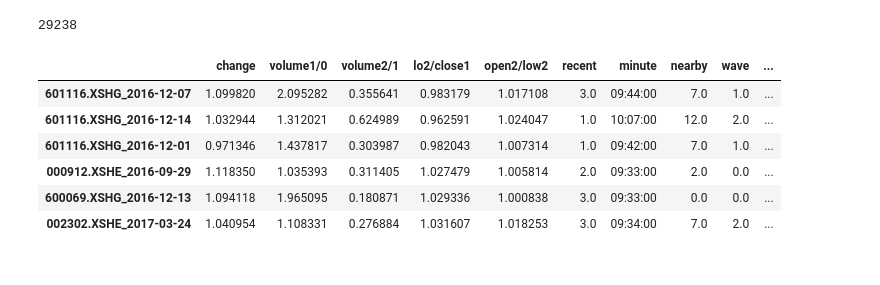
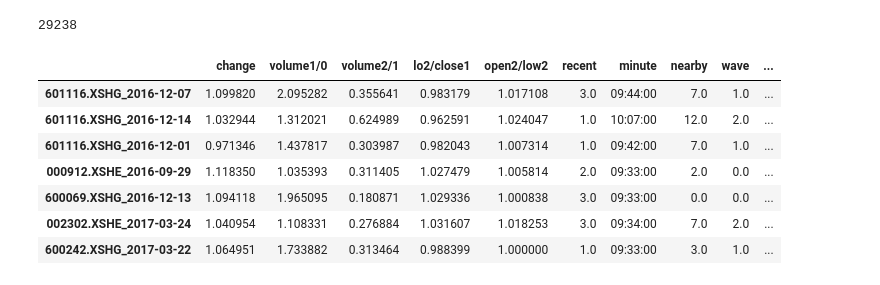
Before and after one commit to StockFucker/top, a Jupyter notebook: D6妖股分歧转一致.ipynb, the cells around one changed output. Cells and saved outputs as stored; diff of their text form; code cells hidden in the pictures.

```diff
--- a/D6妖股分歧转一致.ipynb
+++ b/D6妖股分歧转一致.ipynb
@@ -9,36 +9,38 @@ len(data_df)
 valid_df = data_df[data_df["volume1"] / data_df["volume0"] > 1]
 valid_df = valid_df[data_df["minute_volume"] / data_df["volume1"] < 0.7]
 valid_df = valid_df[data_df["low2"] / data_df["close1"] > 0.96]
-valid_df = valid_df[data_df["open2"]/data_df["low2"] > 1.0]
+valid_df = valid_df[data_df["minute"] < "10:30:00"]
+valid_df = valid_df[((data_df["recent"] > 1) | (data_df["wave"] >= 1))]
+valid_df = valid_df[data_df["open2"] < data_df["close1"] * 1.06]
+# valid_df = valid_df[data_df["open2"]/data_df["low2"] > 1.0]
 valid_df = valid_df[data_df["minute"] > "09:32:00"]
-valid_df = valid_df[data_df["minute"] < "10:10:00"]
 valid_df = valid_df[data_df["recent_high"]/data_df["high_limit2"] < 0.9]
-valid_df = valid_df[(data_df["volume_high"] < data_df["volume1"]) | (data_df["nearby"] >= 3)]
+# valid_df = valid_df[~((data_df["volume_high"] < data_df["volume1"]) | (data_df["nearby"] >= 3))]
 valid_df = valid_df[data_df["isnew"] == False]
 valid_df = valid_df[data_df["volume_mean"] / data_df["volume1"] < 0.2]
-valid_df = valid_df[data_df["recent"] > 1]
 # %%
 def get_date(name):
     se = valid_df.ix[name]
     return se["change"],se["volume1"]/se["volume0"],se["minute_volume"]/se["volume1"],se["low2"]/se["close1"],\
-    se["open2"]/se["low2"],se["recent"],se["minute"],se.nearby,se.wave,se.recent_high/se.high_limit2,se.top_count,se["volume_high"]/se["volume1"],se["volume_mean"]/se["volume1"]
+    se["open2"]/se["low2"],se["recent"],se["minute"],se.nearby,se.wave,se.recent_high/se.high_limit2,se.top_count,se["volume_high"]/se["volume1"],se["volume_mean"]/se["volume1"],se["open2"]/se["close1"]
 # %%
 indexs = ["601116.XSHG_2016-12-07","601116.XSHG_2016-12-14","601116.XSHG_2016-12-01"]
-indexs = indexs + ["000912.XSHE_2016-09-29","600069.XSHG_2016-12-13","002302.XSHE_2017-03-24"]
+indexs = indexs + ["000912.XSHE_2016-09-29","600069.XSHG_2016-12-13","002302.XSHE_2017-03-24","600242.XSHG_2017-03-22"]
 # indexs = ["000035.XSHE_2016-09-08","000035.XSHE_2016-10-18",""]
-output_df = pd.DataFrame(columns = ["change","volume1/0","volume2/1","lo2/close1","open2/low2","recent","minute","nearby","wave","recent_high/high2","top_count","recent_volume/volume1","volume_Mean/volume1"])
+output_df = pd.DataFrame(columns = ["change","volume1/0","volume2/1","lo2/close1","open2/low2","recent","minute","nearby","wave","recent_high/high2","top_count","recent_volume/volume1","volume_Mean/volume1","open2/close1"])
 for index in indexs:
     output = get_date(index)
     output_df.ix[index] = output
 output_df
 # %% [output]
 |  | change | volume1/0 | volume2/1 | lo2/close1 | open2/low2 | recent | minute | nearby | wave | ... |
 | 601116.XSHG_2016-12-07 | 1.099820 | 2.095282 | 0.355641 | 0.983179 | 1.017108 | 3.0 | 09:44:00 | 7.0 | 1.0 | ... |
 | 601116.XSHG_2016-12-14 | 1.032944 | 1.312021 | 0.624989 | 0.962591 | 1.024047 | 1.0 | 10:07:00 | 12.0 | 2.0 | ... |
 | 601116.XSHG_2016-12-01 | 0.971346 | 1.437817 | 0.303987 | 0.982043 | 1.007314 | 1.0 | 09:42:00 | 7.0 | 1.0 | ... |
 | 000912.XSHE_2016-09-29 | 1.118350 | 1.035393 | 0.311405 | 1.027479 | 1.005814 | 2.0 | 09:33:00 | 2.0 | 0.0 | ... |
 | 600069.XSHG_2016-12-13 | 1.094118 | 1.965095 | 0.180871 | 1.029336 | 1.000838 | 3.0 | 09:33:00 | 0.0 | 0.0 | ... |
 | 002302.XSHE_2017-03-24 | 1.040954 | 1.108331 | 0.276884 | 1.031607 | 1.018253 | 3.0 | 09:34:00 | 7.0 | 2.0 | ... |
+| 600242.XSHG_2017-03-22 | 1.064951 | 1.733882 | 0.313464 | 0.988399 | 1.000000 | 1.0 | 09:33:00 | 3.0 | 1.0 | ... |
 # %%
 valid_df = valid_df.sort_values("minute")
 valid_df = valid_df.groupby("date").first()
```
Also changed, not shown: parts of 2 cells of this notebook, 1 other file.
